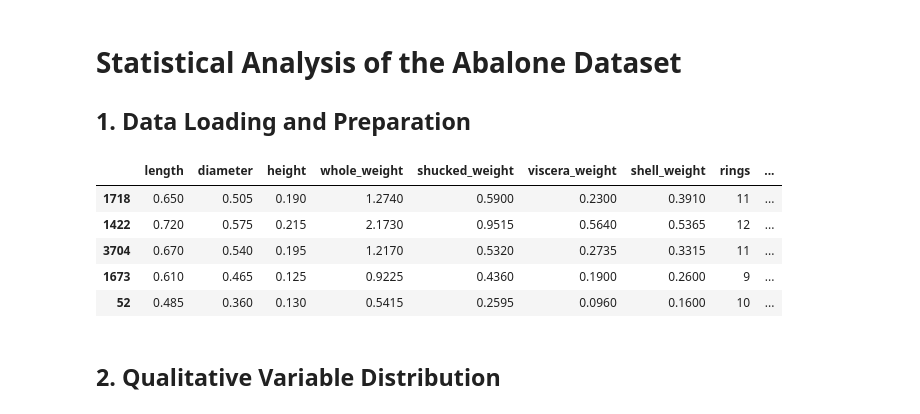
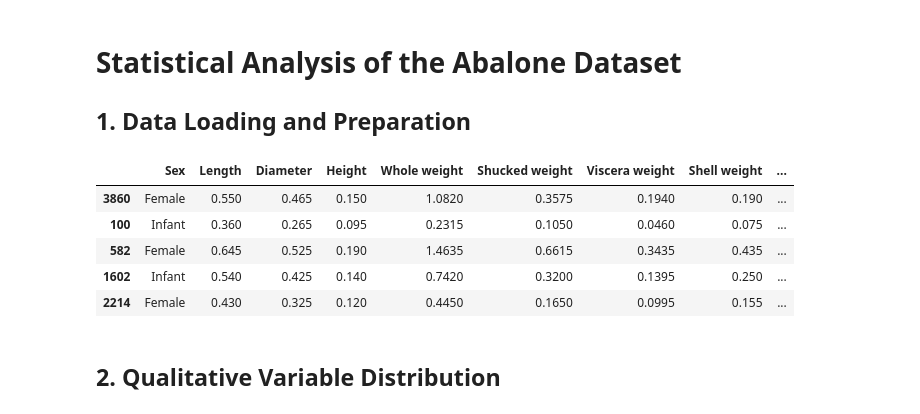
Before and after one commit to JakubRudy/programming-in-python, a Jupyter notebook: Assignment1/zadanie1.ipynb, the cells around one changed output. Drawn from its saved outputs; the diff is of its cells as text; code cells hidden in the pictures.

```diff
--- a/Assignment1/zadanie1.ipynb
+++ b/Assignment1/zadanie1.ipynb
@@ -5,51 +5,46 @@
 # %%
 from itertools import combinations
 
 import matplotlib.pyplot as plt
 import pandas as pd
 import seaborn as sns
 
-# Global font sizes - bigger text on every plot in the notebook
 plt.rcParams.update(
     {
         "font.size": 13,
         "axes.titlesize": 17,
         "axes.titlepad": 10,
         "axes.labelsize": 15,
-        "xtick.labelsize": 13,
-        "ytick.labelsize": 13,
-        "legend.fontsize": 13,
         "figure.titlesize": 20,
     }
 )
 
-col_names = [
-    "sex",
-    "length",
-    "diameter",
-    "height",
-    "whole_weight",
-    "shucked_weight",
-    "viscera_weight",
-    "shell_weight",
-    "rings",
+columns = [
+    "Sex",
+    "Length",
+    "Diameter",
+    "Height",
+    "Whole weight",
+    "Shucked weight",
+    "Viscera weight",
+    "Shell weight",
+    "Rings",
 ]
 
+df = pd.read_csv("data.csv", header=None, names=columns)
+df["Sex"] = df["Sex"].map({"M": "Male", "I": "Infant", "F": "Female"})
 
-df = pd.read_csv("data.csv", header=None, names=col_names)
-
-df["Sex"] = df["sex"].map({"M": "Male", "F": "Female", "I": "Infant"})
-
-df = df.drop(columns=["sex"])
+quant_cols = columns[1:]
+sex_order = ["Male", "Infant", "Female"]
 
 df.sample(5)
 # %% [output]
-|  | length | diameter | height | whole_weight | shucked_weight | viscera_weight | shell_weight | rings | ... |
-| 1718 | 0.650 | 0.505 | 0.190 | 1.2740 | 0.5900 | 0.2300 | 0.3910 | 11 | ... |
-| 1422 | 0.720 | 0.575 | 0.215 | 2.1730 | 0.9515 | 0.5640 | 0.5365 | 12 | ... |
-| 3704 | 0.670 | 0.540 | 0.195 | 1.2170 | 0.5320 | 0.2735 | 0.3315 | 11 | ... |
-| 1673 | 0.610 | 0.465 | 0.125 | 0.9225 | 0.4360 | 0.1900 | 0.2600 | 9 | ... |
-| 52 | 0.485 | 0.360 | 0.130 | 0.5415 | 0.2595 | 0.0960 | 0.1600 | 10 | ... |
+|  | Sex | Length | Diameter | Height | Whole weight | Shucked weight | Viscera weight | Shell weight | ... |
+| 3860 | Female | 0.550 | 0.465 | 0.150 | 1.0820 | 0.3575 | 0.1940 | 0.190 | ... |
+| 100 | Infant | 0.360 | 0.265 | 0.095 | 0.2315 | 0.1050 | 0.0460 | 0.075 | ... |
+| 582 | Female | 0.645 | 0.525 | 0.190 | 1.4635 | 0.6615 | 0.3435 | 0.435 | ... |
+| 1602 | Infant | 0.540 | 0.425 | 0.140 | 0.7420 | 0.3200 | 0.1395 | 0.250 | ... |
+| 2214 | Female | 0.430 | 0.325 | 0.120 | 0.4450 | 0.1650 | 0.0995 | 0.155 | ... |
 # %% [markdown]
 ## 2. Qualitative Variable Distribution
 # %%
```
Also changed, not shown: parts of 14 cells of this notebook.
